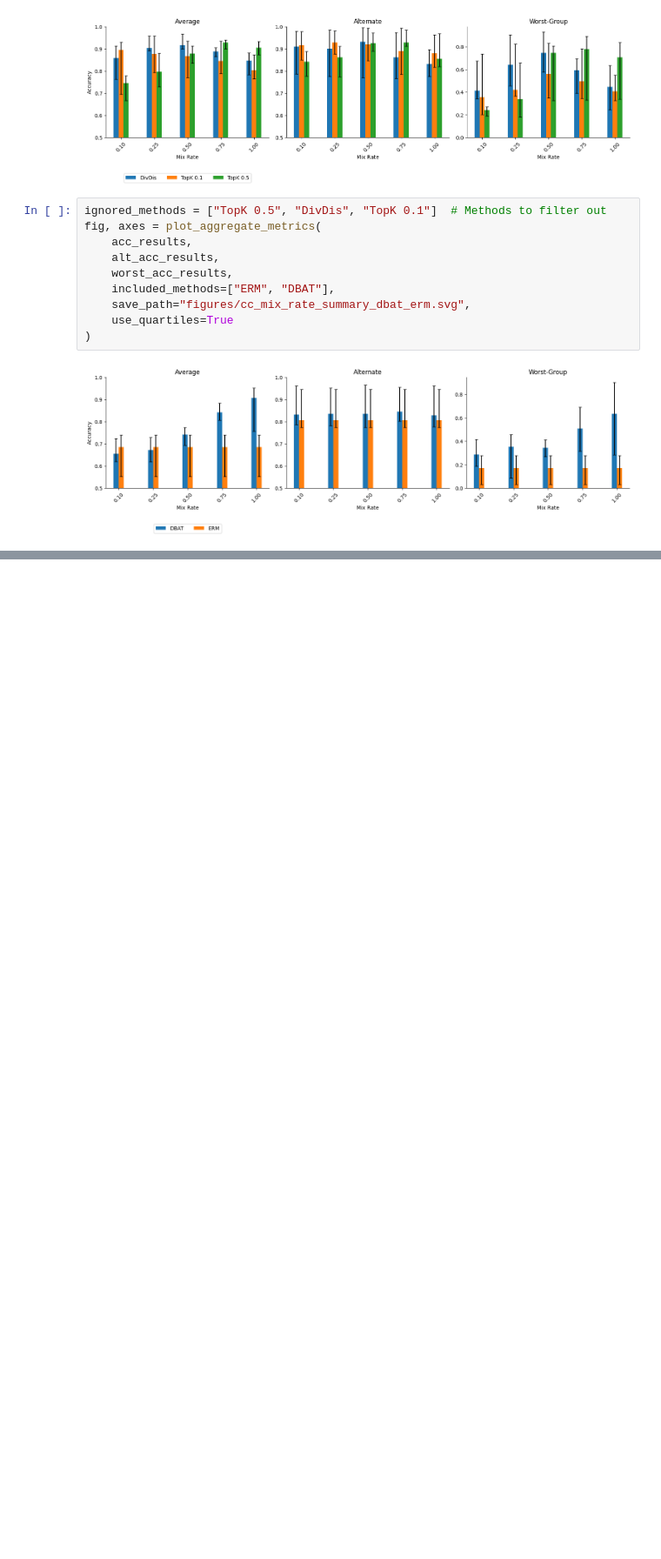
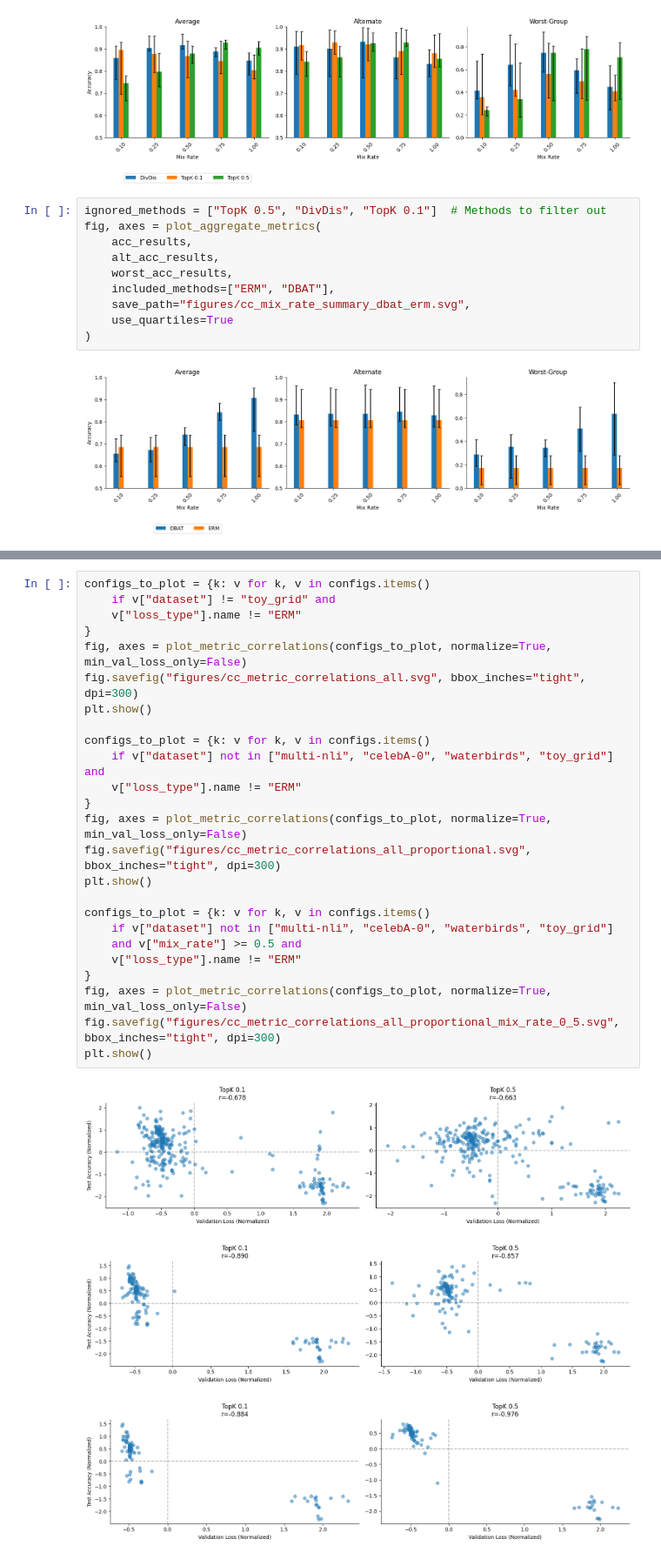
Before and after one commit to oliveradk/diverse-gen, a Jupyter notebook: experiments/250129_mix_rate_schedule/0_mix_rate_schedule_exps.ipynb, the cells around one changed output, grey strips where cells are left out. Shown at 87% size. Saved outputs shown, nothing was run; the diff lists cells and outputs as text; blank space fills up the shorter version.

Commit message:
plot correlation between val loss and test acc with m.r. scheduling (very large improvement)

```diff
--- a/experiments/250129_mix_rate_schedule/0_mix_rate_schedule_exps.ipynb
+++ b/experiments/250129_mix_rate_schedule/0_mix_rate_schedule_exps.ipynb
@@ -739,0 +779,29 @@ fig, axes = plot_aggregate_metrics(
+# %%
+configs_to_plot = {k: v for k, v in configs.items()
+    if v["dataset"] != "toy_grid" and
+    v["loss_type"].name != "ERM"
+}
+fig, axes = plot_metric_correlations(configs_to_plot, normalize=True, min_val_loss_only=False)
+fig.savefig("figures/cc_metric_correlations_all.svg", bbox_inches="tight", dpi=300)
+plt.show()
+
+configs_to_plot = {k: v for k, v in configs.items()
+    if v["dataset"] not in ["multi-nli", "celebA-0", "waterbirds", "toy_grid"] and
+    v["loss_type"].name != "ERM"
+}
+fig, axes = plot_metric_correlations(configs_to_plot, normalize=True, min_val_loss_only=False)
+fig.savefig("figures/cc_metric_correlations_all_proportional.svg", bbox_inches="tight", dpi=300)
+plt.show()
+
+configs_to_plot = {k: v for k, v in configs.items()
+    if v["dataset"] not in ["multi-nli", "celebA-0", "waterbirds", "toy_grid"]
+    and v["mix_rate"] >= 0.5 and
+    v["loss_type"].name != "ERM"
+}
+fig, axes = plot_metric_correlations(configs_to_plot, normalize=True, min_val_loss_only=False)
+fig.savefig("figures/cc_metric_correlations_all_proportional_mix_rate_0_5.svg", bbox_inches="tight", dpi=300)
+plt.show()
+# %% [output]
+[figure, added]
+[figure, added]
+[figure, added]
```
Also changed, not shown: parts of 14 cells of this notebook.
